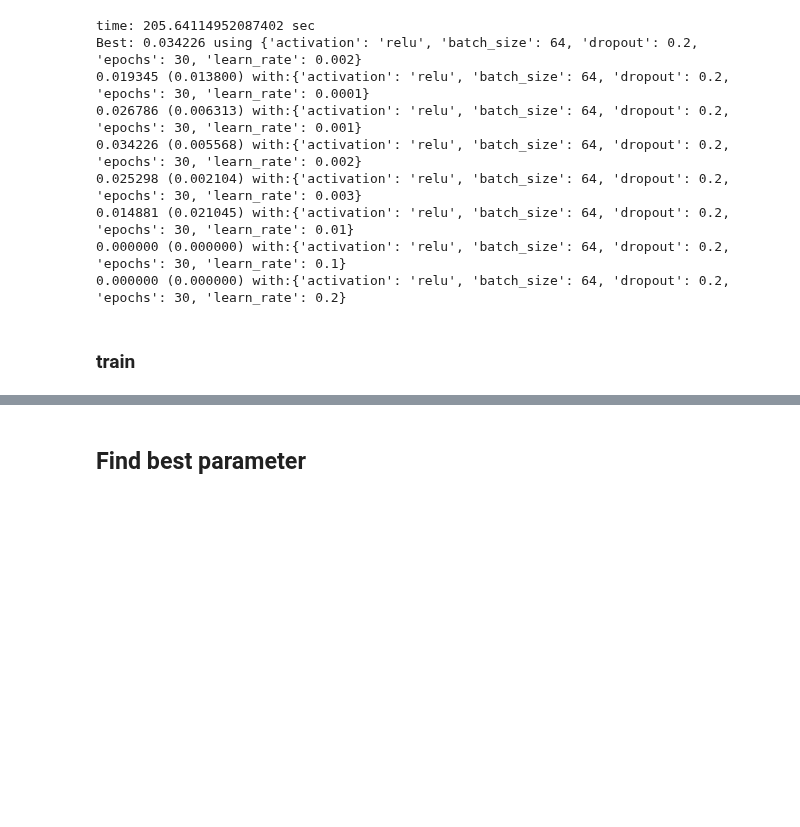
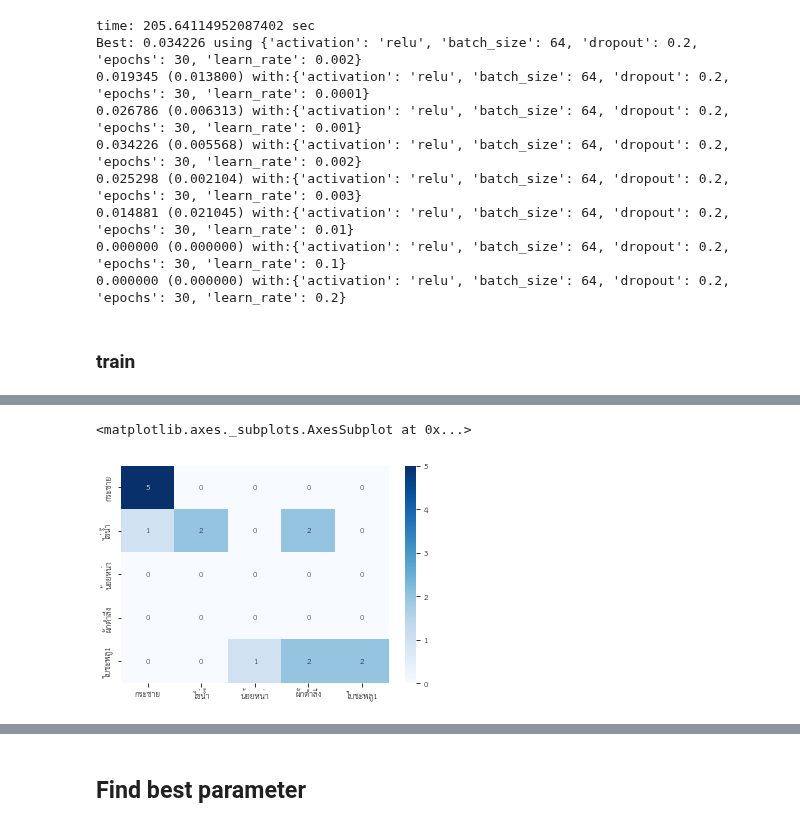
Before and after one commit to NongNNew/Project_499, a Jupyter notebook: Project_499_CNN.ipynb, the cells around one changed output, grey strips where cells are left out. Drawn from its saved outputs; the diff is of its cells as text; code cells hidden in the pictures; blank space fills up the shorter version.

```diff
--- a/Project_499_CNN.ipynb
+++ b/Project_499_CNN.ipynb
@@ -578,0 +606,11 @@ weighted avg       0.96      0.92      0.93       280
+# %%
+index=[]
+true = []
+for i in range(len(y_test)):
+    if y_test[i] == 0 or y_test[i] == 8 or y_test[i] == 39:
+        index.append(i)
+        true.append(y_test[i])
+# %%
+pred=[]
+for i in index:
+    pred.append(predicted_classes[i])
@@ -578,0 +645,16 @@ weighted avg       0.96      0.92      0.93       280
+# %%
+!wget -q https://github.com/Phonbopit/sarabun-webfont/raw/master/fonts/thsarabunnew-webfont.ttf
+
+mpl.font_manager.fontManager.addfont('thsarabunnew-webfont.ttf')
+mpl.rc('font', family='TH Sarabun New', size=8)
+# %%
+from sklearn.linear_model import LogisticRegression
+from sklearn.metrics import confusion_matrix
+
+cf_matrix = confusion_matrix(true, pred)
+
+import seaborn as sns
+sns.heatmap(cf_matrix, annot=True, xticklabels=['กระชาย','ไข่น้ำ','น้อยหน่า','ผักตำลึง','ใบชะพลู1'],yticklabels=['กระชาย','ไข่น้ำ','น้อยหน่า','ผักตำลึง','ใบชะพลู1'],cmap='Blues')
+# %% [output]
+<matplotlib.axes._subplots.AxesSubplot at 0x...>
+[figure, added]
```
Also changed, not shown: parts of 14 cells of this notebook.
